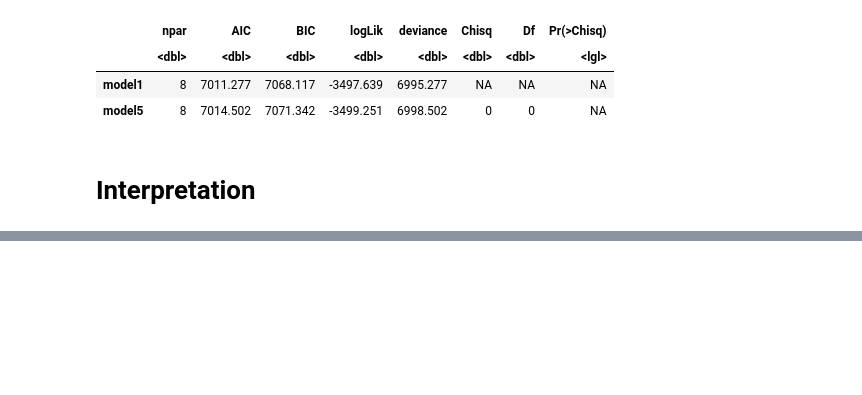
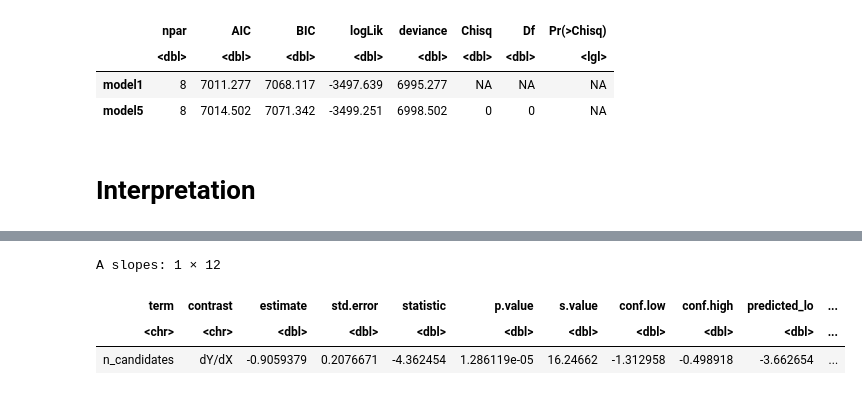
Before and after one commit to grow-ai-like-a-child/referential-gaze, a Jupyter notebook: statistics/gemini.ipynb, the cells around one changed output, grey strips where cells are left out. Cells and saved outputs as stored; diff of their text form; code cells hidden in the pictures; blank space fills up the shorter version.

```diff
--- a/statistics/gemini.ipynb
+++ b/statistics/gemini.ipynb
@@ -247,0 +339,7 @@ A data.frame: 6 × 7
+# %%
+avg_slopes(model, variables ="n_candidates", type = "link")
+# %% [output]
+A slopes: 1 × 12
+| term | contrast | estimate | std.error | statistic | p.value | s.value | conf.low | conf.high | predicted_lo | ... |
+| <chr> | <chr> | <dbl> | <dbl> | <dbl> | <dbl> | <dbl> | <dbl> | <dbl> | <dbl> | ... |
+| n_candidates | dY/dX | -0.9059379 | 0.2076671 | -4.362454 | 1.286119e-05 | 16.24662 | -1.312958 | -0.498918 | -3.662654 | ... |
```
Also changed, not shown: parts of 13 cells of this notebook, 4 other files.
